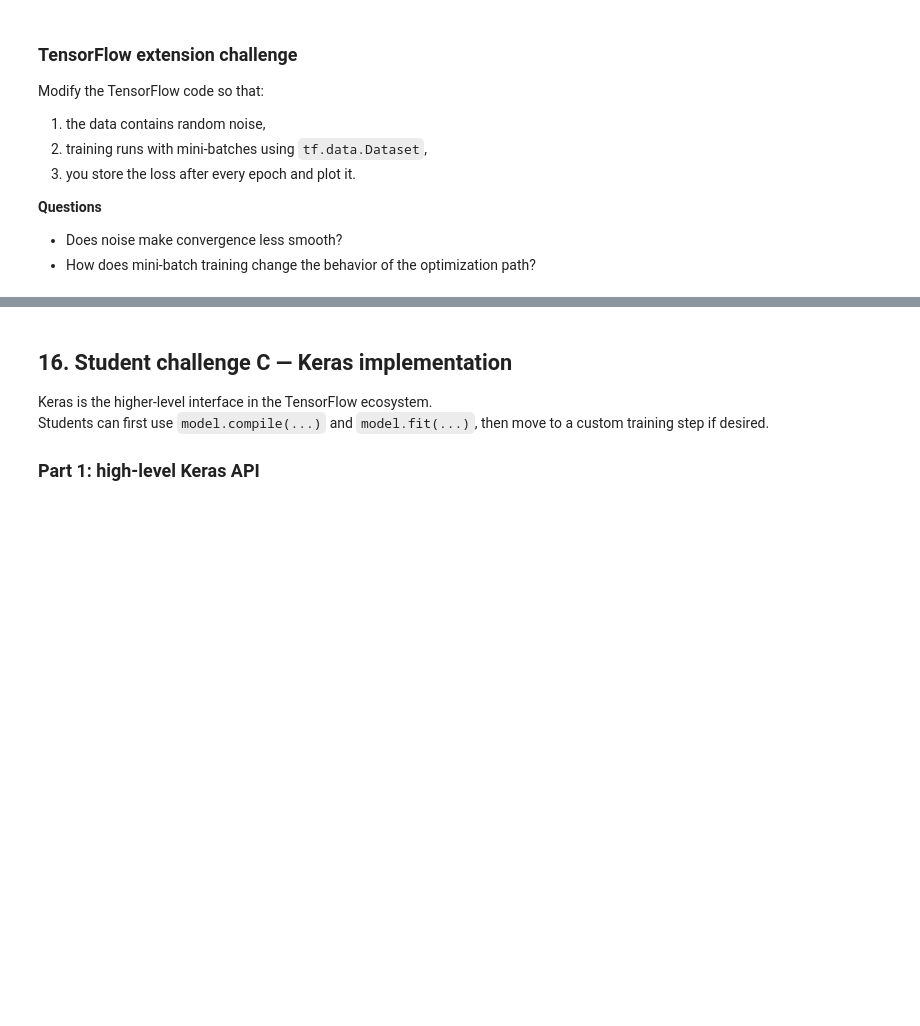
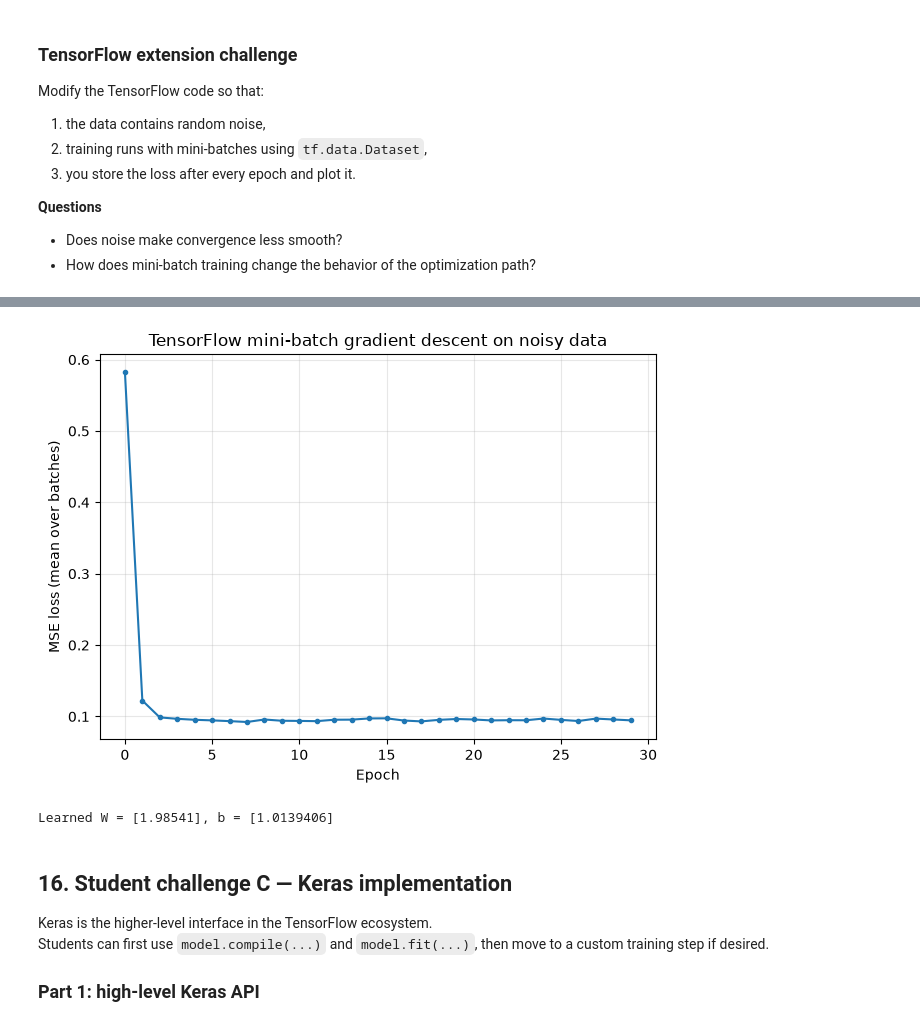
Before and after one commit to ricardo-mohammed/gradient-descent-workshop, a Jupyter notebook: notebooks/GradientDescent_Workshop.ipynb, the cells around one changed output, grey strips where cells are left out. Drawn from its saved outputs; the diff is of its cells as text; code cells hidden in the pictures; blank space fills up the shorter version.

```diff
--- a/notebooks/GradientDescent_Workshop.ipynb
+++ b/notebooks/GradientDescent_Workshop.ipynb
@@ -711,3 +793,54 @@ Modify the TensorFlow code so that:
 **Questions**
 - Does noise make convergence less smooth?
 - How does mini-batch training change the behavior of the optimization path?
+# %%
+# =============================================================================
+# EXTENSION - Noisy data + mini-batches with tf.data + loss curve
+# Shows how mini-batch SGD changes the optimisation path.
+# =============================================================================
+import numpy as np
+import matplotlib.pyplot as plt
+import tensorflow as tf
+
+tf.random.set_seed(0)
+np.random.seed(0)
+
+# --- 1) Noisy data: y = 2x + 1 + noise --------------------------------------
+n = 200
+x_np = np.linspace(-2, 2, n).astype("float32").reshape(-1, 1)
+y_np = 2.0 * x_np + 1.0 + 0.3 * np.random.randn(n, 1).astype("float32")
+
+# --- 2) Mini-batches: one iteration over `ds` == one epoch -------------------
+BATCH_SIZE = 16
+ds = (tf.data.Dataset.from_tensor_slices((x_np, y_np))
+      .shuffle(buffer_size=n, seed=0)      # reshuffle every epoch
+      .batch(BATCH_SIZE))
+
+W = tf.Variable(tf.random.normal((1, 1)))
+b = tf.Variable(tf.zeros((1,)))
+learning_rate = 0.05
+n_epochs = 30
+epoch_losses = []
+
+for epoch in range(n_epochs):
+    batch_losses = []
+    for x_batch, y_batch in ds:                 # n / BATCH_SIZE updates per epoch
+        with tf.GradientTape() as tape:
+            y_hat = tf.matmul(x_batch, W) + b
+            loss = tf.reduce_mean(tf.square(y_hat - y_batch))
+        dW, db = tape.gradient(loss, [W, b])
+        W.assign_sub(learning_rate * dW)
+        b.assign_sub(learning_rate * db)
+        batch_losses.append(float(loss))
+    epoch_losses.append(float(np.mean(batch_losses)))   # one value per epoch
+    if (epoch + 1) % 5 == 0:
+        print(f"epoch {epoch+1:2d} | mean batch loss {epoch_losses[-1]:.4f}")
+
+# --- 3) Plot the loss -------------------------------------------------------
+plt.plot(epoch_losses, marker="o", markersize=3)
+plt.xlabel("Epoch"); plt.ylabel("MSE loss (mean over batches)")
+plt.title("TensorFlow mini-batch gradient descent on noisy data")
+plt.grid(alpha=0.3); plt.tight_layout(); plt.show()
+
+print(f"Learned W = {W.numpy().ravel()}, b = {b.numpy().ravel()}")
+# %% [output]
@@ -714,3 +853,5 @@ Modify the TensorFlow code so that:
+[figure, added]
+Learned W = [1.98541], b = [1.0139406]
 # %% [markdown]
 
 ## 16. Student challenge C — Keras implementation
```
Also changed, not shown: parts of 14 cells of this notebook, 1 other file.
